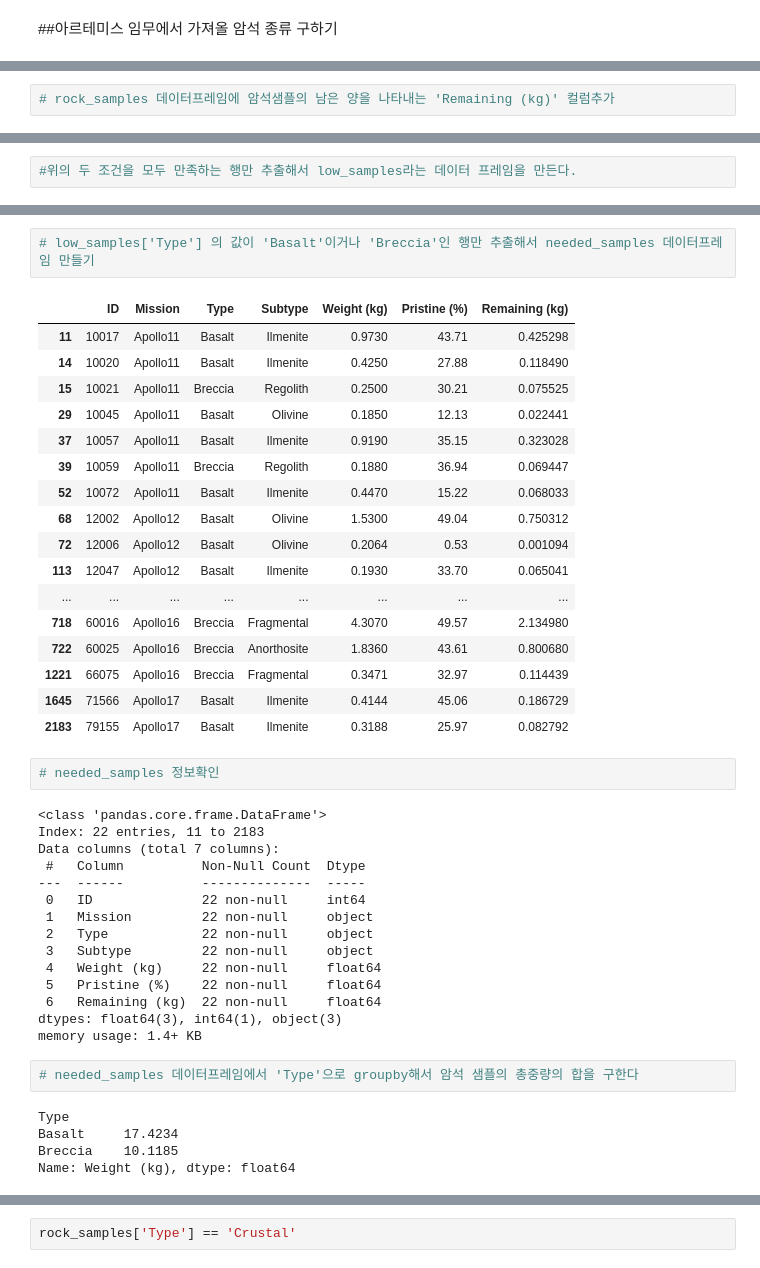
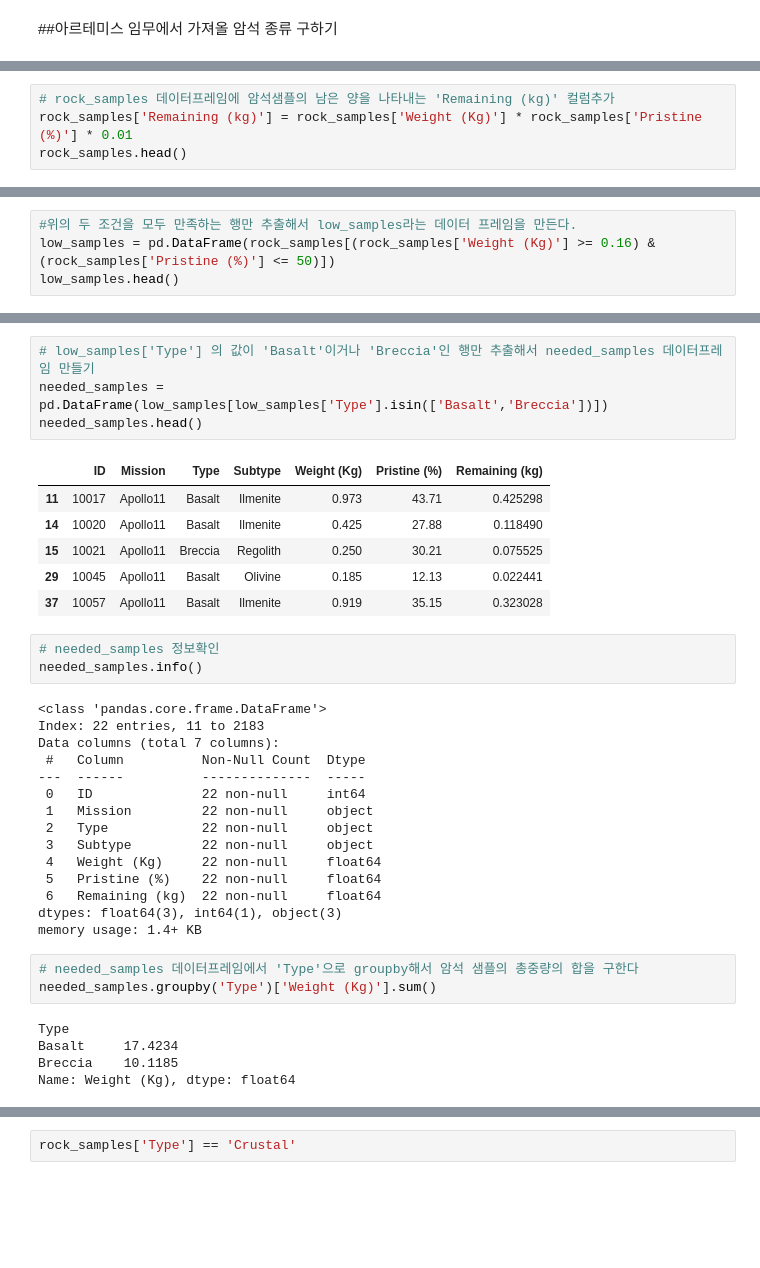
Before and after one commit to hongwon1031/testRepo, a Jupyter notebook: 12/OverTheMoon_달탐사.ipynb, the cells around one changed output, grey strips where cells are left out. Drawn from its saved outputs; the diff is of its cells as text; blank space fills up the shorter version.

```diff
--- a/12/OverTheMoon_달탐사.ipynb
+++ b/12/OverTheMoon_달탐사.ipynb
@@ -500,4 +558,6 @@ artemis_mission
 | 4 | 10005 | Apollo11 | Core | Unsieved | 0.0534 | 40.31 |
 # %%
 # rock_samples 데이터프레임에 암석샘플의 남은 양을 나타내는 'Remaining (kg)' 컬럼추가
+rock_samples['Remaining (kg)'] = rock_samples['Weight (Kg)'] * rock_samples['Pristine (%)'] * 0.01
+rock_samples.head()
 # %% [output]
@@ -552,3 +635,5 @@ Length: 2229, dtype: bool
 # %%
 #위의 두 조건을 모두 만족하는 행만 추출해서 low_samples라는 데이터 프레임을 만든다.
+low_samples = pd.DataFrame(rock_samples[(rock_samples['Weight (Kg)'] >= 0.16) & (rock_samples['Pristine (%)'] <= 50)])
+low_samples.head()
 # %% [output]
@@ -606,26 +722,18 @@ Name: ID, dtype: int64
 Name: Type, dtype: bool
 # %%
 # low_samples['Type'] 의 값이 'Basalt'이거나 'Breccia'인 행만 추출해서 needed_samples 데이터프레임 만들기
+needed_samples = pd.DataFrame(low_samples[low_samples['Type'].isin(['Basalt','Breccia'])])
+needed_samples.head()
 # %% [output]
-|  | ID | Mission | Type | Subtype | Weight (kg) | Pristine (%) | Remaining (kg) |
-| 11 | 10017 | Apollo11 | Basalt | Ilmenite | 0.9730 | 43.71 | 0.425298 |
-| 14 | 10020 | Apollo11 | Basalt | Ilmenite | 0.4250 | 27.88 | 0.118490 |
-| 15 | 10021 | Apollo11 | Breccia | Regolith | 0.2500 | 30.21 | 0.075525 |
-| 29 | 10045 | Apollo11 | Basalt | Olivine | 0.1850 | 12.13 | 0.022441 |
-| 37 | 10057 | Apollo11 | Basalt | Ilmenite | 0.9190 | 35.15 | 0.323028 |
-| 39 | 10059 | Apollo11 | Breccia | Regolith | 0.1880 | 36.94 | 0.069447 |
-| 52 | 10072 | Apollo11 | Basalt | Ilmenite | 0.4470 | 15.22 | 0.068033 |
-| 68 | 12002 | Apollo12 | Basalt | Olivine | 1.5300 | 49.04 | 0.750312 |
-| 72 | 12006 | Apollo12 | Basalt | Olivine | 0.2064 | 0.53 | 0.001094 |
-| 113 | 12047 | Apollo12 | Basalt | Ilmenite | 0.1930 | 33.70 | 0.065041 |
-| ... | ... | ... | ... | ... | ... | ... | ... |
-| 718 | 60016 | Apollo16 | Breccia | Fragmental | 4.3070 | 49.57 | 2.134980 |
-| 722 | 60025 | Apollo16 | Breccia | Anorthosite | 1.8360 | 43.61 | 0.800680 |
-| 1221 | 66075 | Apollo16 | Breccia | Fragmental | 0.3471 | 32.97 | 0.114439 |
-| 1645 | 71566 | Apollo17 | Basalt | Ilmenite | 0.4144 | 45.06 | 0.186729 |
-| 2183 | 79155 | Apollo17 | Basalt | Ilmenite | 0.3188 | 25.97 | 0.082792 |
+|  | ID | Mission | Type | Subtype | Weight (Kg) | Pristine (%) | Remaining (kg) |
+| 11 | 10017 | Apollo11 | Basalt | Ilmenite | 0.973 | 43.71 | 0.425298 |
+| 14 | 10020 | Apollo11 | Basalt | Ilmenite | 0.425 | 27.88 | 0.118490 |
+| 15 | 10021 | Apollo11 | Breccia | Regolith | 0.250 | 30.21 | 0.075525 |
+| 29 | 10045 | Apollo11 | Basalt | Olivine | 0.185 | 12.13 | 0.022441 |
+| 37 | 10057 | Apollo11 | Basalt | Ilmenite | 0.919 | 35.15 | 0.323028 |
 # %%
 # needed_samples 정보확인
+needed_samples.info()
 # %% [output]
 <class 'pandas.core.frame.DataFrame'>
 Index: 22 entries, 11 to 2183
@@ -636,18 +744,19 @@ Data columns (total 7 columns):
  1   Mission         22 non-null     object
  2   Type            22 non-null     object
  3   Subtype         22 non-null     object
- 4   Weight (kg)     22 non-null     float64
+ 4   Weight (Kg)     22 non-null     float64
  5   Pristine (%)    22 non-null     float64
  6   Remaining (kg)  22 non-null     float64
 dtypes: float64(3), int64(1), object(3)
 memory usage: 1.4+ KB
 # %%
 # needed_samples 데이터프레임에서 'Type'으로 groupby해서 암석 샘플의 총중량의 합을 구한다
+needed_samples.groupby('Type')['Weight (Kg)'].sum()
 # %% [output]
 Type
 Basalt     17.4234
 Breccia    10.1185
-Name: Weight (kg), dtype: float64
+Name: Weight (Kg), dtype: float64
 # %%
 # rock_samples 데이터프레임에서 'Type'으로 groupby 해서 암석 샘플의 중량의 합을 구한다.
 #           -> 아폴로 임무에서 처음부터 수집이 안된 암석을 구한다.
```
Also changed, not shown: parts of 61 cells of this notebook, 14 other files.
